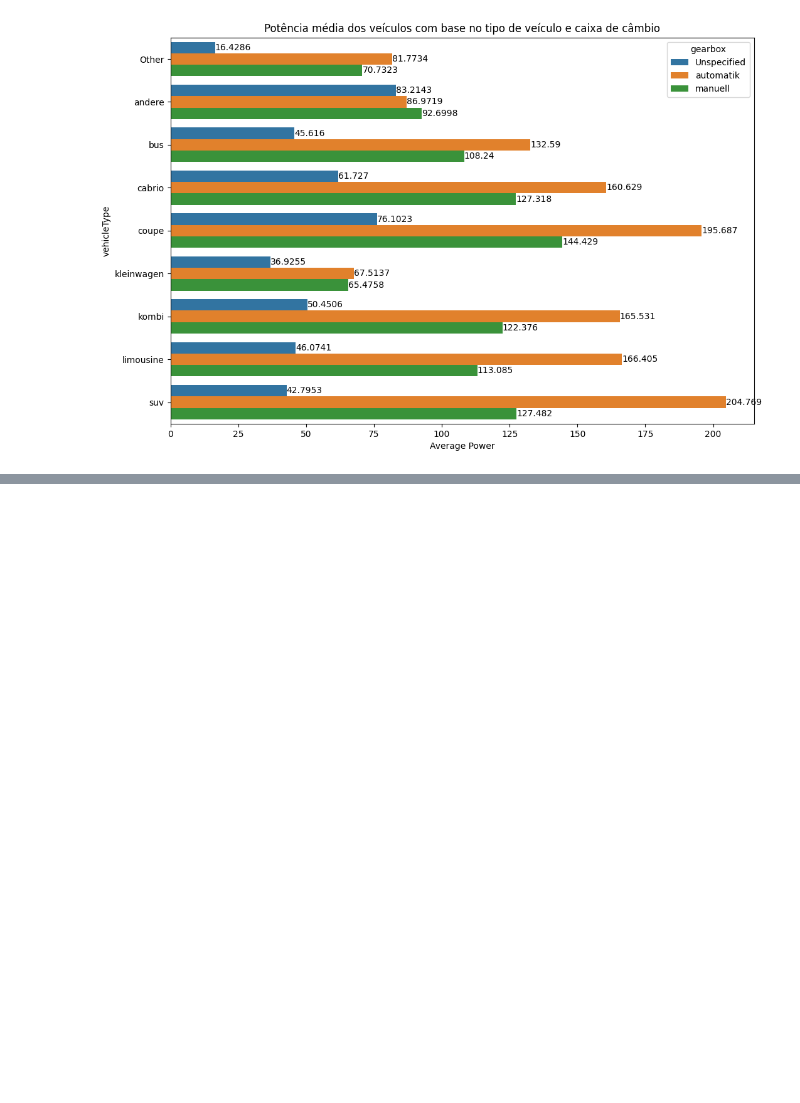
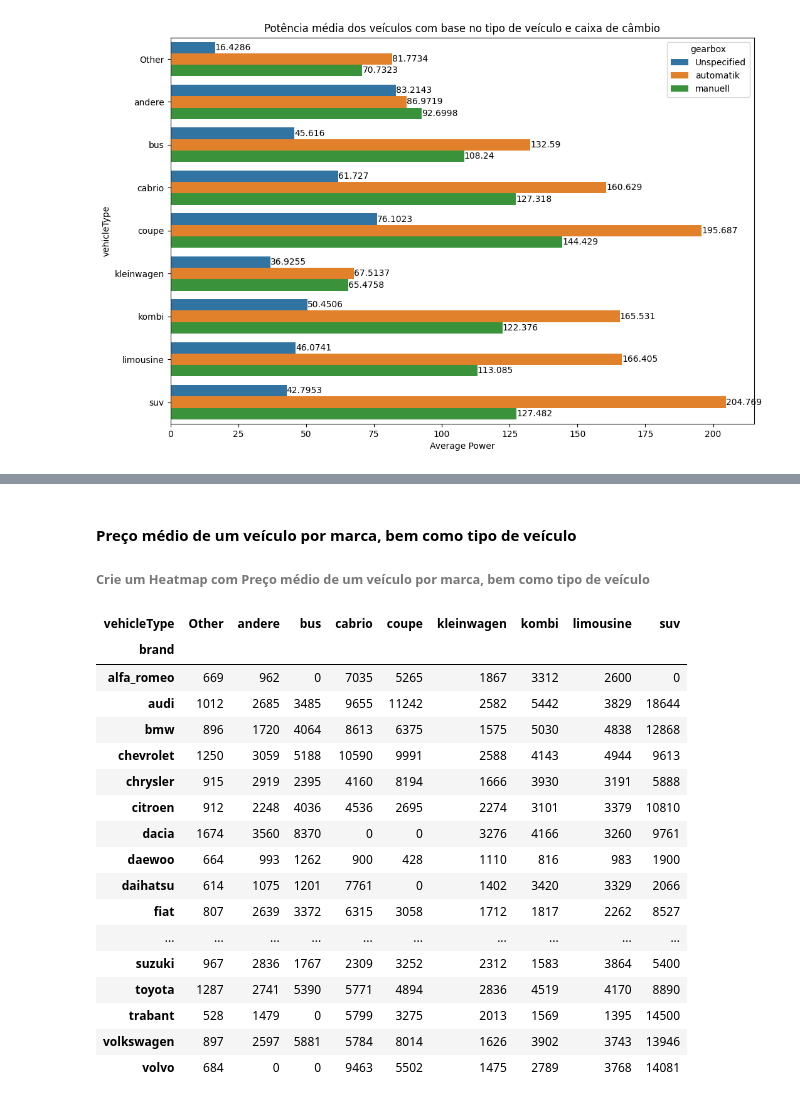
Before and after one commit to jllcen2011/Python_Fundamentos_para_Analise_de_Dados, a Jupyter notebook: 03 - MiniProjetoCap09/MiniProjetoCap09.ipynb, the cells around one changed output, grey strips where cells are left out. Saved outputs shown, nothing was run; the diff lists cells and outputs as text; code cells hidden in the pictures; blank space fills up the shorter version.

```diff
--- a/03 - MiniProjetoCap09/MiniProjetoCap09.ipynb
+++ b/03 - MiniProjetoCap09/MiniProjetoCap09.ipynb
@@ -194,0 +222,26 @@ for i in ay.containers:
+# %% [markdown]
+#### Preço médio de um veículo por marca, bem como tipo de veículo
+###### Crie um Heatmap com Preço médio de um veículo por marca, bem como tipo de veículo
+# %%
+df6 = df5.pivot("brand", "vehicleType", "Average Price")
+df6 = df6.fillna(0).astype(int)
+df6
+# %% [output]
+| vehicleType | Other | andere | bus | cabrio | coupe | kleinwagen | kombi | limousine | suv |
+| brand |  |  |  |  |  |  |  |  |  |
+| alfa_romeo | 669 | 962 | 0 | 7035 | 5265 | 1867 | 3312 | 2600 | 0 |
+| audi | 1012 | 2685 | 3485 | 9655 | 11242 | 2582 | 5442 | 3829 | 18644 |
+| bmw | 896 | 1720 | 4064 | 8613 | 6375 | 1575 | 5030 | 4838 | 12868 |
+| chevrolet | 1250 | 3059 | 5188 | 10590 | 9991 | 2588 | 4143 | 4944 | 9613 |
+| chrysler | 915 | 2919 | 2395 | 4160 | 8194 | 1666 | 3930 | 3191 | 5888 |
+| citroen | 912 | 2248 | 4036 | 4536 | 2695 | 2274 | 3101 | 3379 | 10810 |
+| dacia | 1674 | 3560 | 8370 | 0 | 0 | 3276 | 4166 | 3260 | 9761 |
+| daewoo | 664 | 993 | 1262 | 900 | 428 | 1110 | 816 | 983 | 1900 |
+| daihatsu | 614 | 1075 | 1201 | 7761 | 0 | 1402 | 3420 | 3329 | 2066 |
+| fiat | 807 | 2639 | 3372 | 6315 | 3058 | 1712 | 1817 | 2262 | 8527 |
+| ... | ... | ... | ... | ... | ... | ... | ... | ... | ... |
+| suzuki | 967 | 2836 | 1767 | 2309 | 3252 | 2312 | 1583 | 3864 | 5400 |
+| toyota | 1287 | 2741 | 5390 | 5771 | 4894 | 2836 | 4519 | 4170 | 8890 |
+| trabant | 528 | 1479 | 0 | 5799 | 3275 | 2013 | 1569 | 1395 | 14500 |
+| volkswagen | 897 | 2597 | 5881 | 5784 | 8014 | 1626 | 3902 | 3743 | 13946 |
+| volvo | 684 | 0 | 0 | 9463 | 5502 | 1475 | 2789 | 3768 | 14081 |
```
Also changed, not shown: parts of 6 cells of this notebook.
